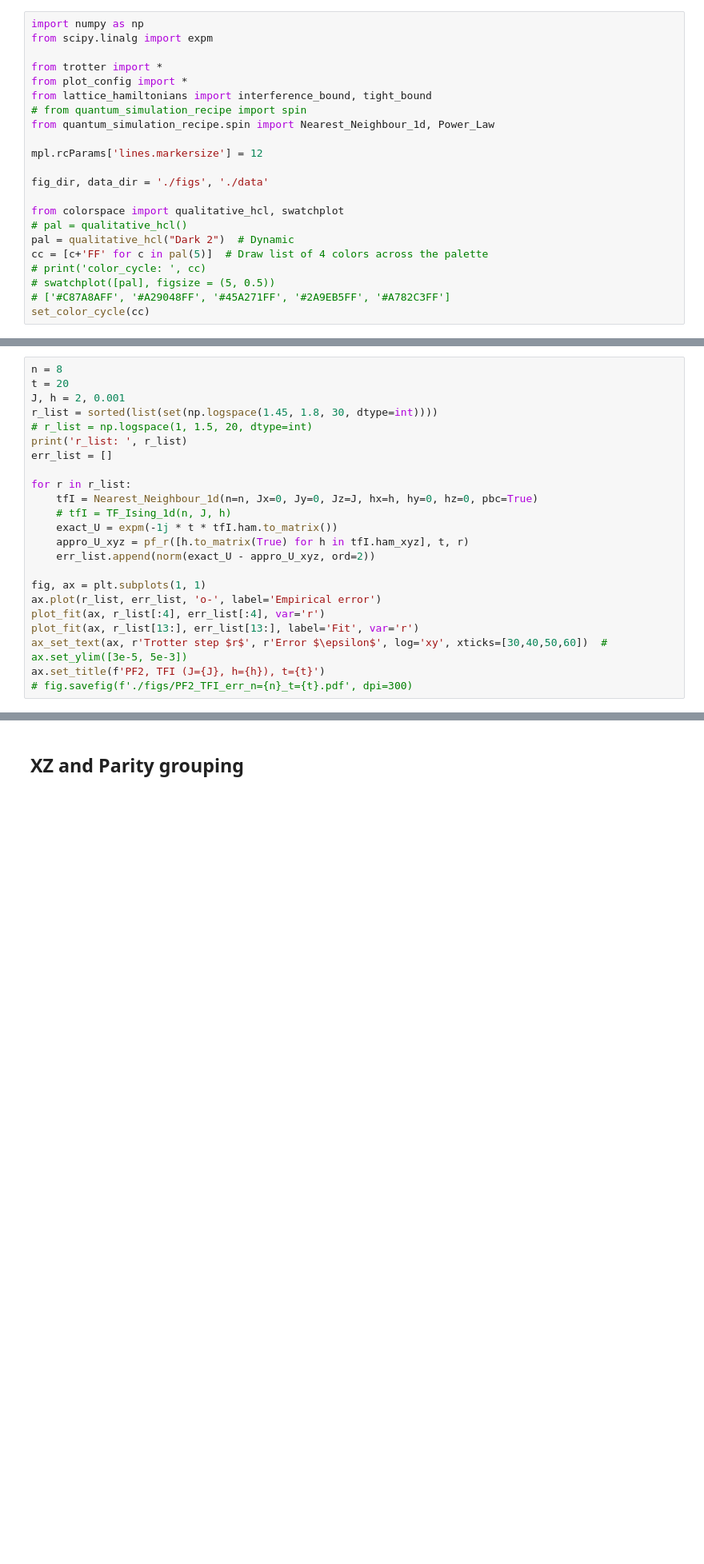
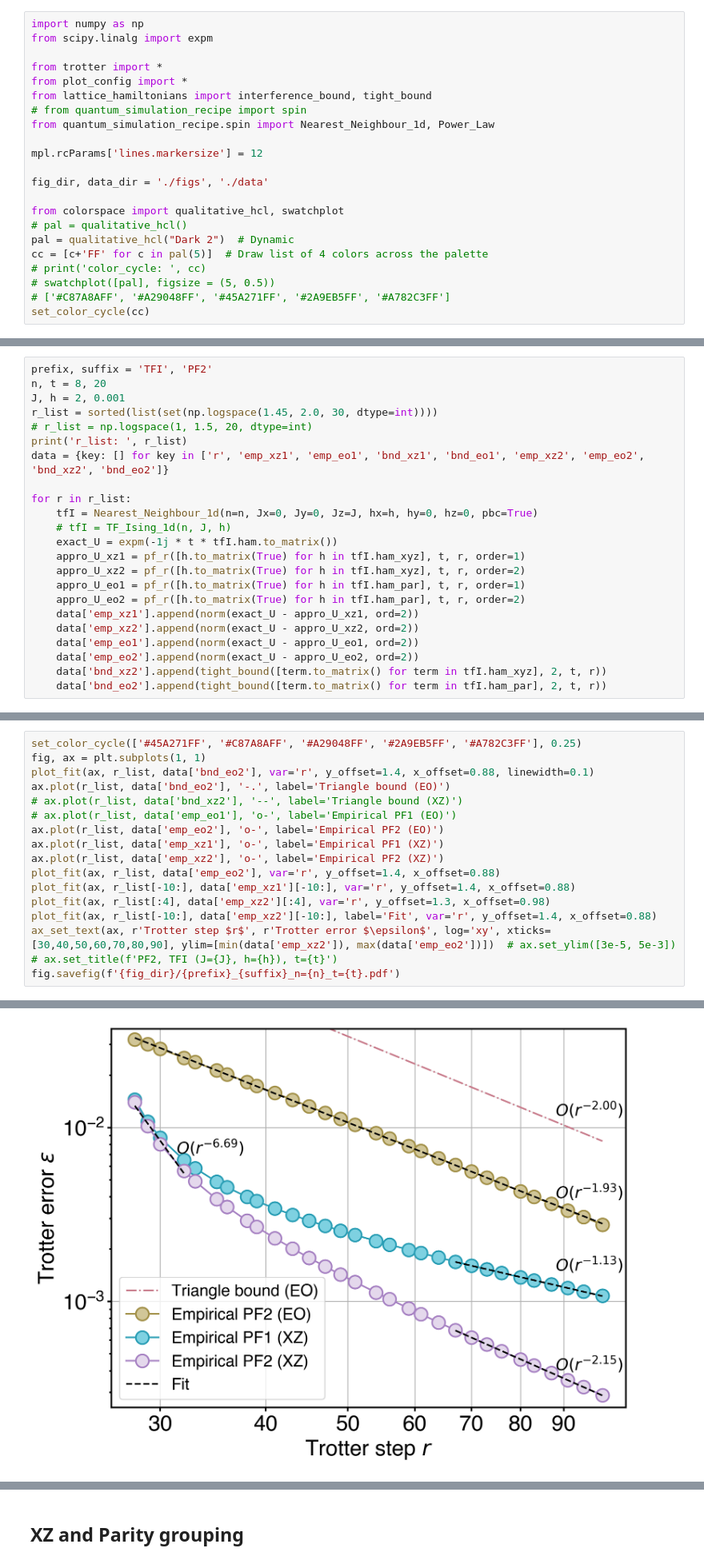
Before and after one commit to Jue-Xu/Interference-Trotter-Error, a Jupyter notebook: code/second_order.ipynb, the cells around one changed output, grey strips where cells are left out. Shown at 80% size. Drawn from its saved outputs; the diff is of its cells as text; blank space fills up the shorter version.

Commit message:
second order

```diff
--- a/code/second_order.ipynb
+++ b/code/second_order.ipynb
@@ -65,24 +32,24 @@ Text(0.5, 1.0, 'PF2_TFI (J=2, h=0.001), r=50')
 # %%
-n = 8
-t = 20
+prefix, suffix = 'TFI', 'PF2'
+n, t = 8, 20
 J, h = 2, 0.001
-r_list = sorted(list(set(np.logspace(1.45, 1.8, 30, dtype=int))))
+r_list = sorted(list(set(np.logspace(1.45, 2.0, 30, dtype=int))))
 # r_list = np.logspace(1, 1.5, 20, dtype=int)
 print('r_list: ', r_list)
-err_list = []
+data = {key: [] for key in ['r', 'emp_xz1', 'emp_eo1', 'bnd_xz1', 'bnd_eo1', 'emp_xz2', 'emp_eo2', 'bnd_xz2', 'bnd_eo2']}
 
 for r in r_list:
     tfI = Nearest_Neighbour_1d(n=n, Jx=0, Jy=0, Jz=J, hx=h, hy=0, hz=0, pbc=True)
     # tfI = TF_Ising_1d(n, J, h)
     exact_U = expm(-1j * t * tfI.ham.to_matrix())
-    appro_U_xyz = pf_r([h.to_matrix(True) for h in tfI.ham_xyz], t, r)
-    err_list.append(norm(exact_U - appro_U_xyz, ord=2))
-
-fig, ax = plt.subplots(1, 1)
-ax.plot(r_list, err_list, 'o-', label='Empirical error')
-plot_fit(ax, r_list[:4], err_list[:4], var='r')
-plot_fit(ax, r_list[13:], err_list[13:], label='Fit', var='r')
-ax_set_text(ax, r'Trotter step $r$', r'Error $\epsilon$', log='xy', xticks=[30,40,50,60])  # ax.set_ylim([3e-5, 5e-3])
-ax.set_title(f'PF2, TFI (J={J}, h={h}), t={t}')
-# fig.savefig(f'./figs/PF2_TFI_err_n={n}_t={t}.pdf', dpi=300)
+    appro_U_xz1 = pf_r([h.to_matrix(True) for h in tfI.ham_xyz], t, r, order=1)
+    appro_U_xz2 = pf_r([h.to_matrix(True) for h in tfI.ham_xyz], t, r, order=2)
+    appro_U_eo1 = pf_r([h.to_matrix(True) for h in tfI.ham_par], t, r, order=1)
+    appro_U_eo2 = pf_r([h.to_matrix(True) for h in tfI.ham_par], t, r, order=2)
+    data['emp_xz1'].append(norm(exact_U - appro_U_xz1, ord=2))
+    data['emp_xz2'].append(norm(exact_U - appro_U_xz2, ord=2))
+    data['emp_eo1'].append(norm(exact_U - appro_U_eo1, ord=2))
+    data['emp_eo2'].append(norm(exact_U - appro_U_eo2, ord=2))
+    data['bnd_xz2'].append(tight_bound([term.to_matrix() for term in tfI.ham_xyz], 2, t, r))
+    data['bnd_eo2'].append(tight_bound([term.to_matrix() for term in tfI.ham_par], 2, t, r))
 # %% [output]
@@ -93,0 +57,18 @@ Text(0.5, 1.0, 'PF2, TFI (J=2, h=0.001), t=20')
+# %%
+set_color_cycle(['#45A271FF', '#C87A8AFF', '#A29048FF', '#2A9EB5FF', '#A782C3FF'], 0.25)
+fig, ax = plt.subplots(1, 1)
+plot_fit(ax, r_list, data['bnd_eo2'], var='r', y_offset=1.4, x_offset=0.88, linewidth=0.1)
+ax.plot(r_list, data['bnd_eo2'], '-.', label='Triangle bound (EO)')
+# ax.plot(r_list, data['bnd_xz2'], '--', label='Triangle bound (XZ)')
+# ax.plot(r_list, data['emp_eo1'], 'o-', label='Empirical PF1 (EO)')
+ax.plot(r_list, data['emp_eo2'], 'o-', label='Empirical PF2 (EO)')
+ax.plot(r_list, data['emp_xz1'], 'o-', label='Empirical PF1 (XZ)')
+ax.plot(r_list, data['emp_xz2'], 'o-', label='Empirical PF2 (XZ)')
+plot_fit(ax, r_list, data['emp_eo2'], var='r', y_offset=1.4, x_offset=0.88)
+plot_fit(ax, r_list[-10:], data['emp_xz1'][-10:], var='r', y_offset=1.4, x_offset=0.88)
+plot_fit(ax, r_list[:4], data['emp_xz2'][:4], var='r', y_offset=1.3, x_offset=0.98)
+plot_fit(ax, r_list[-10:], data['emp_xz2'][-10:], label='Fit', var='r', y_offset=1.4, x_offset=0.88)
+ax_set_text(ax, r'Trotter step $r$', r'Trotter error $\epsilon$', log='xy', xticks=[30,40,50,60,70,80,90], ylim=[min(data['emp_xz2']), max(data['emp_eo2'])])  # ax.set_ylim([3e-5, 5e-3])
+# ax.set_title(f'PF2, TFI (J={J}, h={h}), t={t}')
+fig.savefig(f'{fig_dir}/{prefix}_{suffix}_n={n}_t={t}.pdf')
+# %% [output]
@@ -93,0 +80 @@ Text(0.5, 1.0, 'PF2, TFI (J=2, h=0.001), t=20')
+[figure, added]
```
Also changed, not shown: parts of 9 cells of this notebook, 4 other files.
